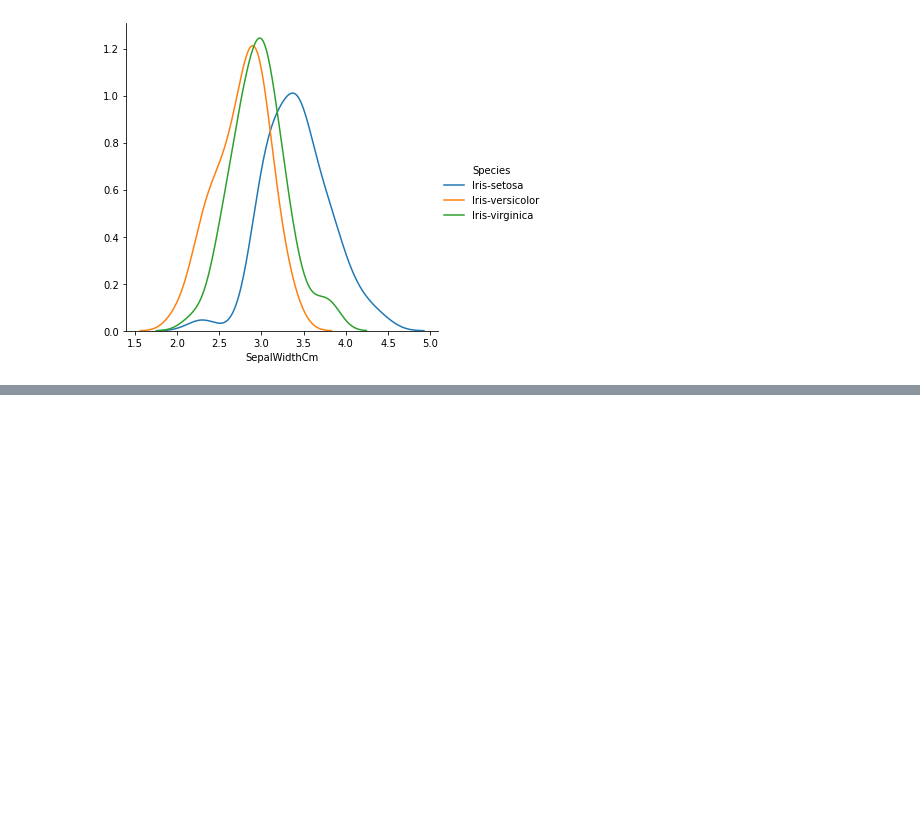
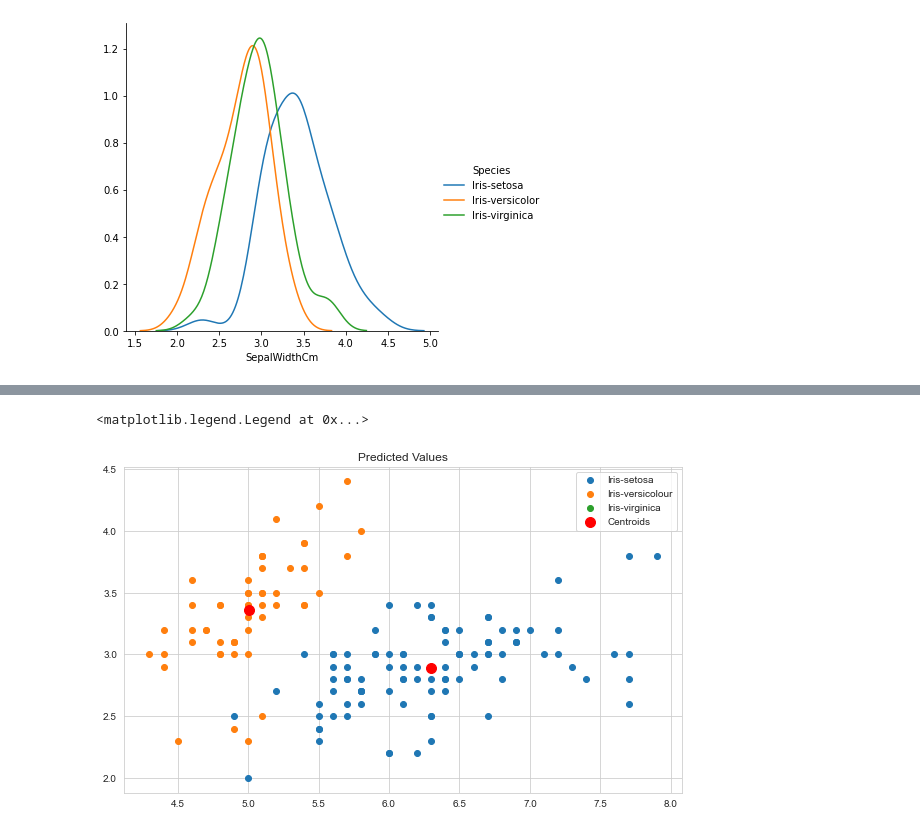
Before and after one commit to Aneruth/Iris-Flower-Analysis, a Jupyter notebook: iris.ipynb, the cells around one changed output, grey strips where cells are left out. Drawn from its saved outputs; the diff is of its cells as text; code cells hidden in the pictures; blank space fills up the shorter version.

```diff
--- a/iris.ipynb
+++ b/iris.ipynb
@@ -99,0 +141,19 @@ px.violin(df,y="PetalLengthCm",color='Species',points='all')
+# %%
+# Predicting the Kmeans
+km = KMeans(n_clusters = 2, init = 'k-means++')
+km_predict = km.fit_predict(X)
+# %%
+my_path = os.path.abspath('/Users/aneruthmohanasundaram/Documents/GitHub/Iris-Flower-Analysis/Output')
+my_file = 'Kmeans.png'
+fig.savefig(os.path.join(my_path, my_file))
+fig,ax1 = plt.subplots(1, sharey=True,figsize=(10,6))
+
+ax1.set_title('Predicted Values')
+ax1.scatter(X[km_predict == 0, 0], X[km_predict == 0, 1],cmap='rainbow',label='Iris-setosa')
+ax1.scatter(X[km_predict == 1, 0], X[km_predict == 1, 1],cmap='rainbow',label='Iris-versicolour')
+ax1.scatter(X[km_predict == 2, 0], X[km_predict == 2, 1],cmap='rainbow',label='Iris-virginica')
+ax1.scatter(km.cluster_centers_[:, 0], km.cluster_centers_[:,1], s = 100, c = 'red', label = 'Centroids')
+plt.legend()
+# %% [output]
+<matplotlib.legend.Legend at 0x...>
+[figure, added]
```
Also changed, not shown: parts of 9 cells of this notebook, 2 other files.
